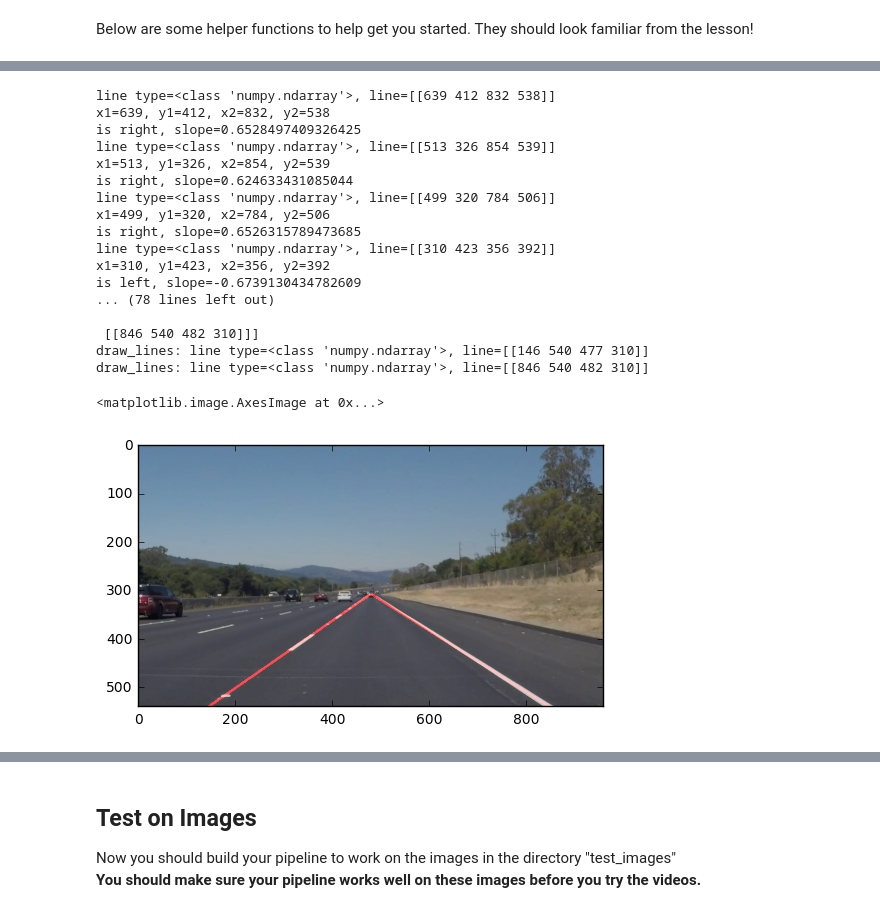
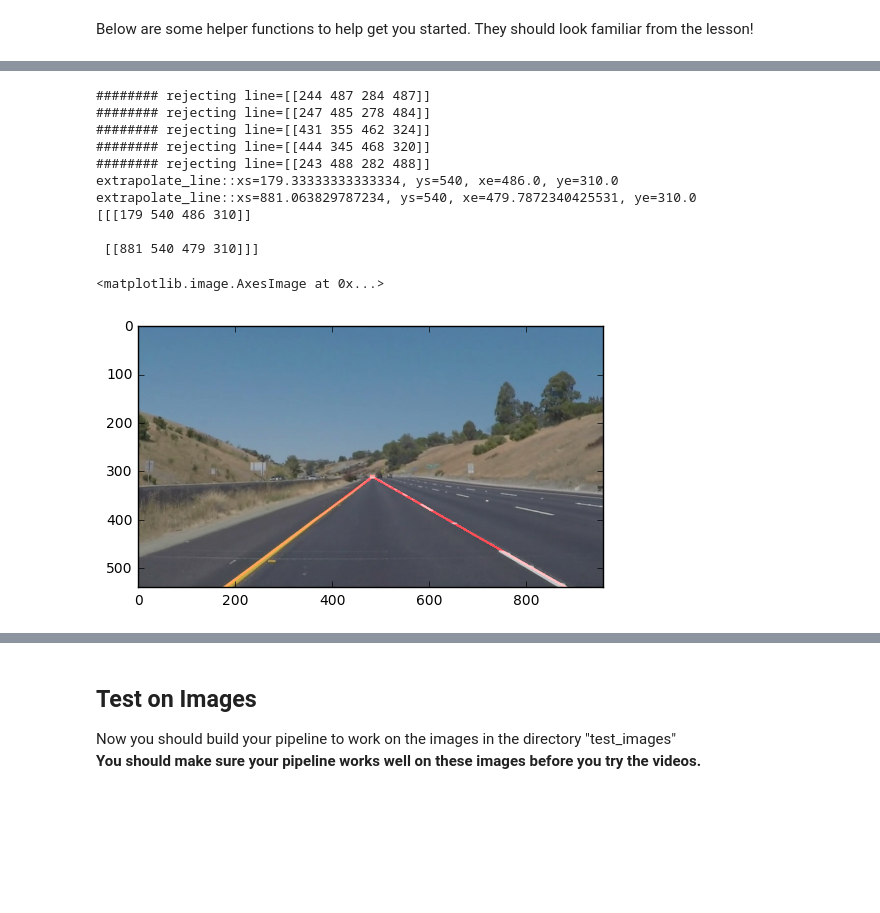
Before and after one commit to tsenying/CarND-LaneLines-P1, a Jupyter notebook: P1.ipynb, the cells around one changed output, grey strips where cells are left out. Cells and saved outputs as stored; diff of their text form; code cells hidden in the pictures; blank space fills up the shorter version.

Commit message:
filter out outlier slopes

```diff
--- a/P1.ipynb
+++ b/P1.ipynb
@@ -40,7 +40,7 @@ import cv2
 %matplotlib inline
 # %%
 #reading in an image
-image = mpimg.imread('test_images/solidWhiteRight.jpg')
+image = mpimg.imread('test_images/whiteCarLaneSwitch.jpg')
 #printing out some stats and plotting
 print('This image is:', type(image), 'with dimesions:', image.shape)
 plt.imshow(image)  #call as plt.imshow(gray, cmap='gray') to show a grayscaled image
@@ -245,4 +246,16 @@ plt.imshow(mask, cmap='Greys_r')
 [figure]
+# %%
+def hough_lines_orig(img, rho, theta, threshold, min_line_len, max_line_gap):
+    """
+    `img` should be the output of a Canny transform.
+
+    Returns an image with hough lines drawn.
+    """
+    lines = cv2.HoughLinesP(img, rho, theta, threshold, np.array([]), minLineLength=min_line_len, maxLineGap=max_line_gap)
+
+    line_img = np.zeros((img.shape[0], img.shape[1], 3), dtype=np.uint8)
+    draw_lines(line_img, lines)
+    return line_img, lines
 # %%
 # Define the Hough transform parameters
 # Make a blank the same size as our image to draw on
@@ -252,7 +265,7 @@ threshold = 15
 min_line_len = 25
 max_line_gap = 20
 
-line_image, lines = hough_lines(masked_edges, rho, theta, threshold, min_line_len, max_line_gap)
+line_image, lines = hough_lines_orig(masked_edges, rho, theta, threshold, min_line_len, max_line_gap)
 print(len(lines))
 print(lines)
 
@@ -333,12 +346,14 @@ def extend_lines(lines, img_shape):
 
             #remember (0,0) is top left, and y goes down
             # right line has +ve slope
-            if (slope < 0):
+            if (slope > -0.9 and slope < -0.1):
                 #print('is left, slope={0}'.format(slope))
                 left.append(line)
-            else:
+            elif (slope > 0.1 and slope < 0.9):
                 #print('is right, slope={0}'.format(slope))
                 right.append(line)
+            else:
+                print("######## rejecting line={0}".format(line))
 
     # calculate left line segments average end points
     left = np.array(left)
@@ -364,34 +379,27 @@ def extend_lines(lines, img_shape):
 
     return np.array((left_line, right_line))
 # %%
-mean_lines = extend_lines(lines, image.shape)
-print(mean_lines)
+extended_lines = extend_lines(lines, image.shape)
+print(ext_lines)
 
 line_img = np.zeros((image.shape[0], image.shape[1], 3), dtype=np.uint8)
-draw_lines(line_img, mean_lines)
+draw_lines(line_img, extended_lines)
 # plt.imshow(line_img)
 combo = weighted_img(line_img, image, α=0.8, β=1., λ=0.)
 plt.imshow(combo)
 # %% [output]
-line type=<class 'numpy.ndarray'>, line=[[639 412 832 538]]
-x1=639, y1=412, x2=832, y2=538
-is right, slope=0.6528497409326425
-line type=<class 'numpy.ndarray'>, line=[[513 326 854 539]]
-x1=513, y1=326, x2=854, y2=539
-is right, slope=0.624633431085044
-line type=<class 'numpy.ndarray'>, line=[[499 320 784 506]]
-x1=499, y1=320, x2=784, y2=506
-is right, slope=0.6526315789473685
-line type=<class 'numpy.ndarray'>, line=[[310 423 356 392]]
-x1=310, y1=423, x2=356, y2=392
-is left, slope=-0.6739130434782609
-... (78 lines left out)
+######## rejecting line=[[244 487 284 487]]
+######## rejecting line=[[247 485 278 484]]
+######## rejecting line=[[431 355 462 324]]
+######## rejecting line=[[444 345 468 320]]
+######## rejecting line=[[243 488 282 488]]
+extrapolate_line::xs=179.33333333333334, ys=540, xe=486.0, ye=310.0
+extrapolate_line::xs=881.063829787234, ys=540, xe=479.7872340425531, ye=310.0
+[[[179 540 486 310]]
 
- [[846 540 482 310]]]
-draw_lines: line type=<class 'numpy.ndarray'>, line=[[146 540 477 310]]
-draw_lines: line type=<class 'numpy.ndarray'>, line=[[846 540 482 310]]
+ [[881 540 479 310]]]
 <matplotlib.image.AxesImage at 0x...>
-[figure, old version]
+[figure, new version]
 # %%
 def find_lane_lines( image ):
     # Read in and grayscale the image
```
Also changed, not shown: parts of 12 cells of this notebook.
